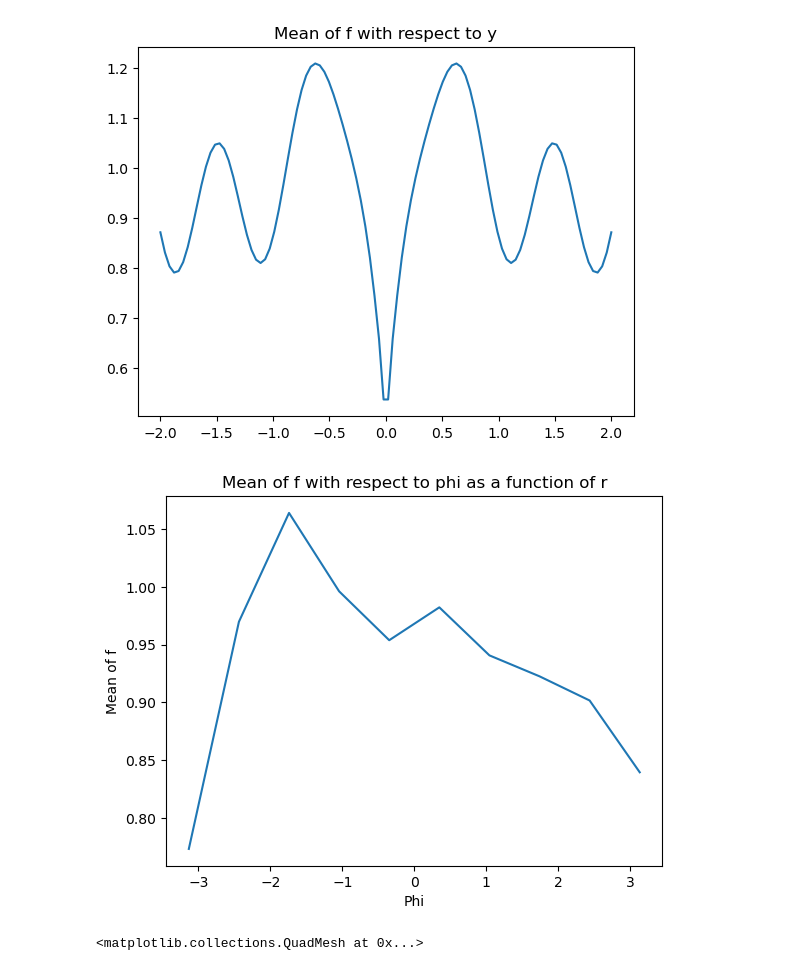
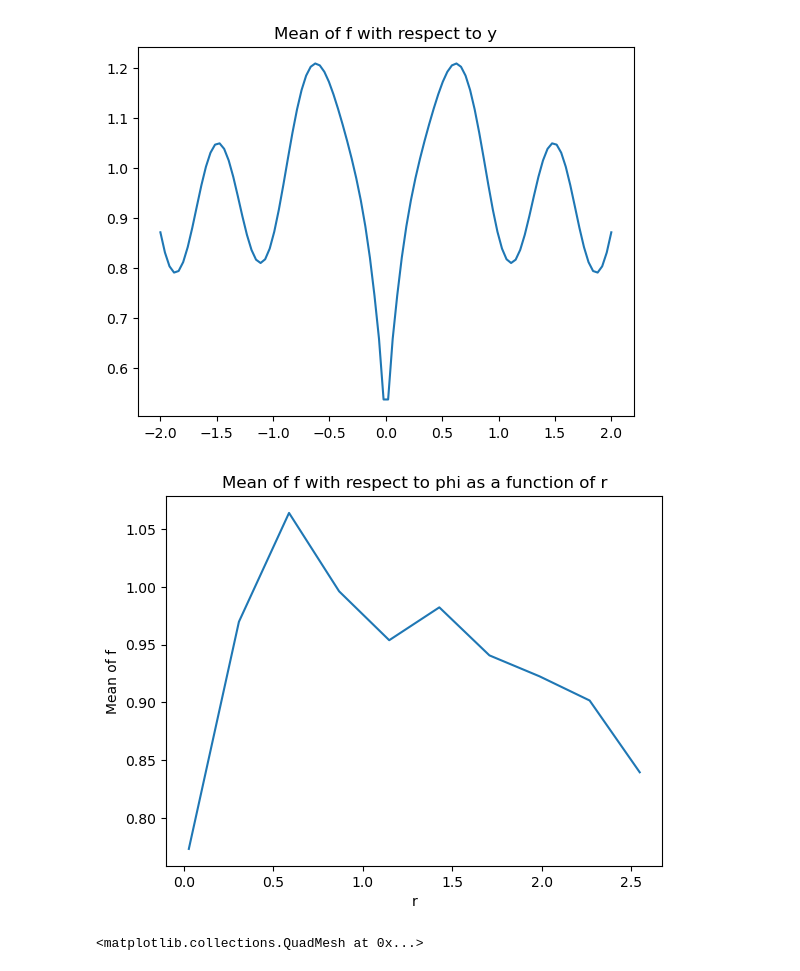
Before and after one commit to yiabek/Assignments, a Jupyter notebook: Assignment3.ipynb, the cells around one changed output. Cells and saved outputs as stored; diff of their text form; code cells hidden in the pictures.

```diff
--- a/Assignment3.ipynb
+++ b/Assignment3.ipynb
@@ -65,32 +65,38 @@ plt.title('Mean of f with respect to y')
 Text(0.5, 1.0, 'Mean of f with respect to y')
 [figure]
 # %%
-# 1.8 Plot the mean of f with respect to phi as a function of r
+# # 1.8 Plot the mean of f with respect to phi as a function of r
+# This is hard. You will need to define a discrete range of r
+#  values and then figure out how to average f
+#  within the bins defined by your r
+#  grid. There are many different ways to accomplish this.
+# NOTE: I did this two ways. I was pretty confused by the
+# way the question was phrased.
 
 # Create "bin boundaries"
 # Needs to be one more than number of bins
 bin_bounds = 11
-
-phi_scale = np.linspace(np.min(phi), np.max(phi), bin_bounds-1)
 
 bins = np.linspace(np.min(r), np.max(r), bin_bounds)
 
 ## Loop through and calculate f for r values and phi values
 ## for that r range
 f_mean_r = []
 for i in range((len(bins)-1)):
     idxs = np.where((r >= bins[i]) & (r <= bins[i+1]))[0]
+    new_phi = phi[idxs]
+    unique_phi = np.unique(new_phi)
     new_f = np.cos(4 * r[idxs])**2 + np.sin(4 * phi[idxs])**2
     new_f_mean = np.mean(new_f)
     f_mean_r.append(new_f_mean)
 
-plt.plot(phi_scale, f_mean_r);
-plt.xlabel('Phi')
+plt.plot(bins[0:10], f_mean_r);
+plt.xlabel('r')
 plt.ylabel('Mean of f')
 plt.title('Mean of f with respect to phi as a function of r')
 plt.show()
 # %% [output]
-[figure, old version]
+[figure, new version]
 # %%
 ## 1.8 way Phyllis said
 ## This way that is commented out is something Phyllis told me Garima said to do
```
Also changed, not shown: parts of 1 cell of this notebook.
